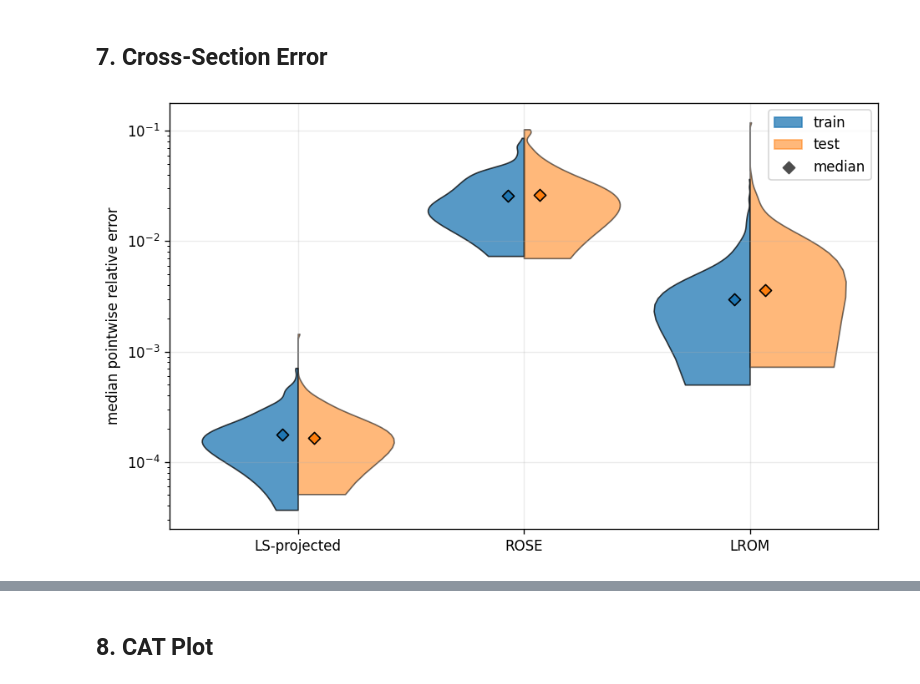
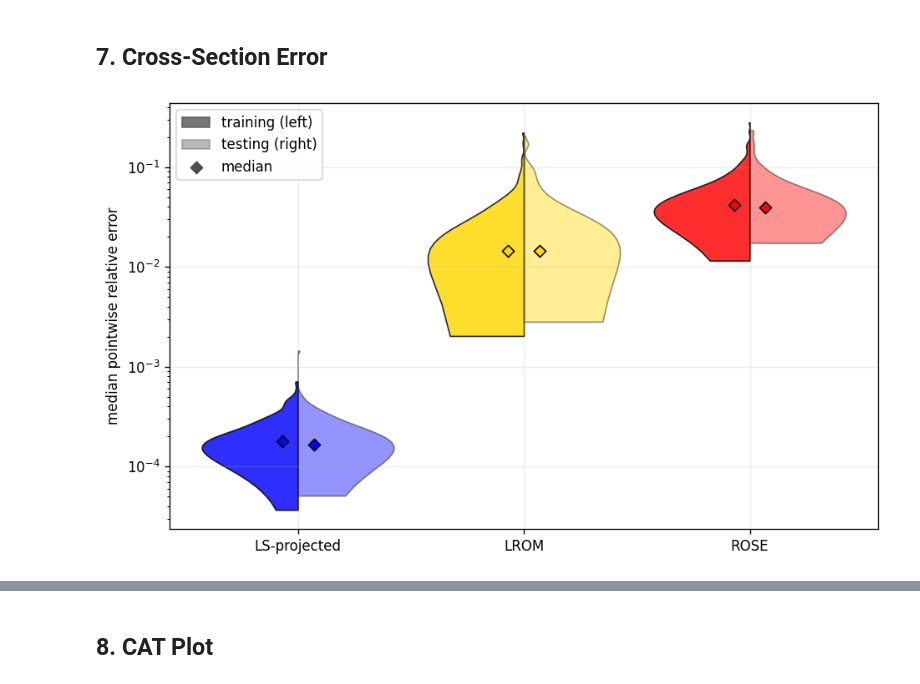
Before and after one commit to nitrogen5052/Learning-Reduced-Order-Models, a Jupyter notebook: notebooks/02_rose_vs_lrom_cross_sections.ipynb, the cells around one changed output, grey strips where cells are left out. Saved outputs shown, nothing was run; the diff lists cells and outputs as text; code cells hidden in the pictures.

```diff
--- a/notebooks/02_rose_vs_lrom_cross_sections.ipynb
+++ b/notebooks/02_rose_vs_lrom_cross_sections.ipynb
@@ -243,6 +273,7 @@ rose_pipeline = benchmark_helper.RoseCrossSectionPipeline(
 rose_comparison = rose_pipeline.run(
     basis_sizes=BASIS_SIZES,
     eim_sizes=ROSE_EIM_SIZES,
+    configurations=STUDY_CONFIGURATIONS,
 )
 
 rose_emulators = rose_comparison.emulators
@@ -256,12 +287,7 @@ rose_channel_counts = benchmark_helper.validate_partial_wave_topology(
     reference_sae.rbes,
     l_max=L_MAX,
 )
-benchmark_helper.validate_configuration_grid(
-    rose_results,
-    basis_sizes=BASIS_SIZES,
-    compression_sizes=ROSE_EIM_SIZES,
-    label="ROSE",
-)
+assert set(rose_results) == set(STUDY_CONFIGURATIONS)
 assert rose_channel_counts == (1,) + (2,) * L_MAX
 assert fom_train_xs.shape == (N_TRAIN, ANGLES_DEG.size)
 assert fom_test_xs.shape == (N_TEST, ANGLES_DEG.size)
@@ -289,12 +315,13 @@ old_v2_comparison = lrom_study.run_parked_v2_reference(
 )
 lrom_comparison = lrom_study.run_lrom(
     basis_sizes=BASIS_SIZES,
-    operator_counts=LROM_OPERATOR_COUNTS,
+    operator_counts=LROM_PREDICTOR_COUNTS,
     capture_predictors_at=default_key,
+    configurations=STUDY_CONFIGURATIONS,
 )
 ls_comparison = lrom_study.run_ls(
     basis_sizes=BASIS_SIZES,
-    operator_count=LROM_OPERATOR_COUNTS[0],
+    operator_count=LROM_PREDICTOR_COUNTS[0],
 )
 
 old_v2_results = old_v2_comparison.results
@@ -303,12 +330,7 @@ archive_lrom_results = lrom_results
 default_predictors = lrom_comparison.predictors
 ls_results = ls_comparison.results
 
-benchmark_helper.validate_configuration_grid(
-    lrom_results,
-    basis_sizes=BASIS_SIZES,
-    compression_sizes=LROM_OPERATOR_COUNTS,
-    label="LROM",
-)
+assert set(lrom_results) == set(STUDY_CONFIGURATIONS)
 validated_predictor_radii = benchmark_helper.validate_predictor_radii(
     displayed_predictors,
     default_predictors,
@@ -387,19 +468,21 @@ plt.show()
 # %% [markdown]
 ## 7. Cross-Section Error
 # %%
+METHOD_VIOLIN_COLORS = {"LS-projected": "blue", "LROM": "gold", "ROSE": "red"}
 categories = (
     ("LS-projected", ls_results[DEFAULT_BASIS_SIZE]),
+    ("LROM", lrom_results[default_key]),
     ("ROSE", rose_results[default_key]),
-    ("LROM", lrom_results[default_key]),
 )
 category_positions = np.arange(1, len(categories) + 1)
 fig, ax = plt.subplots(figsize=(8.0, 4.8))
 
 # Half violins retain raw dimensionless errors; only the display axis is logarithmic.
-for center_position, (_, result) in zip(category_positions, categories):
-    for side, key, color, opacity in (
-        (-1, "train_median_over_angle_error", "tab:blue", 0.75),
-        (+1, "test_median_over_angle_error", "tab:orange", 0.55),
+for center_position, (method, result) in zip(category_positions, categories):
+    method_color = METHOD_VIOLIN_COLORS[method]
+    for side, key, opacity in (
+        (-1, "train_median_over_angle_error", 0.82),
+        (+1, "test_median_over_angle_error", 0.42),
     ):
         values = result[key]
         parts = ax.violinplot(
@@ -407,35 +490,73 @@ for center_position, (_, result) in zip(category_positions, categories):
             positions=[center_position],
             widths=0.85,
             showextrema=False,
         )
         body = parts["bodies"][0]
         vertices = body.get_paths()[0].vertices
         vertices[:, 0] = (
             np.minimum(vertices[:, 0], center_position)
             if side < 0
             else np.maximum(vertices[:, 0], center_position)
         )
-        body.set_facecolor(color)
+        body.set_facecolor(method_color)
         body.set_edgecolor("black")
         body.set_alpha(opacity)
         ax.scatter(
             center_position + 0.07 * side,
             np.median(values),
             marker="D",
-            color=color,
+            color=method_color,
             edgecolor="black",
             zorder=6,
         )
 
 ax.set_yscale("log", nonpositive="clip")
 ax.yaxis.set_major_formatter(LOG_FORMATTER)
 ax.set_xticks(category_positions, [label for label, _ in categories])
 ax.set_ylabel("median pointwise relative error")
-ax.fill_between([], [], color="tab:blue", alpha=0.75, label="train")
-ax.fill_between([], [], color="tab:orange", alpha=0.55, label="test")
+ax.fill_between([], [], color="0.35", alpha=0.82, label="training (left)")
+ax.fill_between([], [], color="0.35", alpha=0.42, label="testing (right)")
 ax.scatter([], [], marker="D", color="0.3", label="median")
 ax.legend()
 fig.tight_layout()
 plt.show()
+
+fig, ax = plt.subplots(figsize=(8.0, 4.8))
+for center_position, (method, result) in zip(category_positions, categories):
+    method_color = METHOD_VIOLIN_COLORS[method]
+    absolute_train = median_pointwise_absolute_error(result["train_xs"], fom_train_xs)
+    absolute_test = median_pointwise_absolute_error(result["test_xs"], fom_test_xs)
+    for side, values, opacity in (
+        (-1, absolute_train, 0.82),
+        (+1, absolute_test, 0.42),
+    ):
+        parts = ax.violinplot(
+            [np.maximum(values, np.finfo(float).tiny)],
+            positions=[center_position], widths=0.85, showextrema=False,
+        )
+        body = parts["bodies"][0]
+        vertices = body.get_paths()[0].vertices
+        vertices[:, 0] = (
+            np.minimum(vertices[:, 0], center_position)
+            if side < 0 else np.maximum(vertices[:, 0], center_position)
+        )
+        body.set_facecolor(method_color)
+        body.set_edgecolor("black")
+        body.set_alpha(opacity)
+        ax.scatter(
+            center_position + 0.07 * side, np.median(values),
+            marker="D", color=method_color, edgecolor="black", zorder=6,
+        )
+ax.set_yscale("log", nonpositive="clip")
+ax.yaxis.set_major_formatter(LOG_FORMATTER)
+ax.set_xticks(category_positions, [label for label, _ in categories])
+ax.set_ylabel("median pointwise absolute error [mb/sr]")
+ax.set_ylim(bottom=1e-6)
+ax.fill_between([], [], color="0.35", alpha=0.82, label="training (left)")
+ax.fill_between([], [], color="0.35", alpha=0.42, label="testing (right)")
+ax.scatter([], [], marker="D", color="0.3", label="median")
+ax.legend()
+fig.tight_layout()
+plt.show()
 # %% [output]
-[figure, old version]
+[figure, new version]
```
Also changed, not shown: parts of 9 cells of this notebook, 8 other files.
